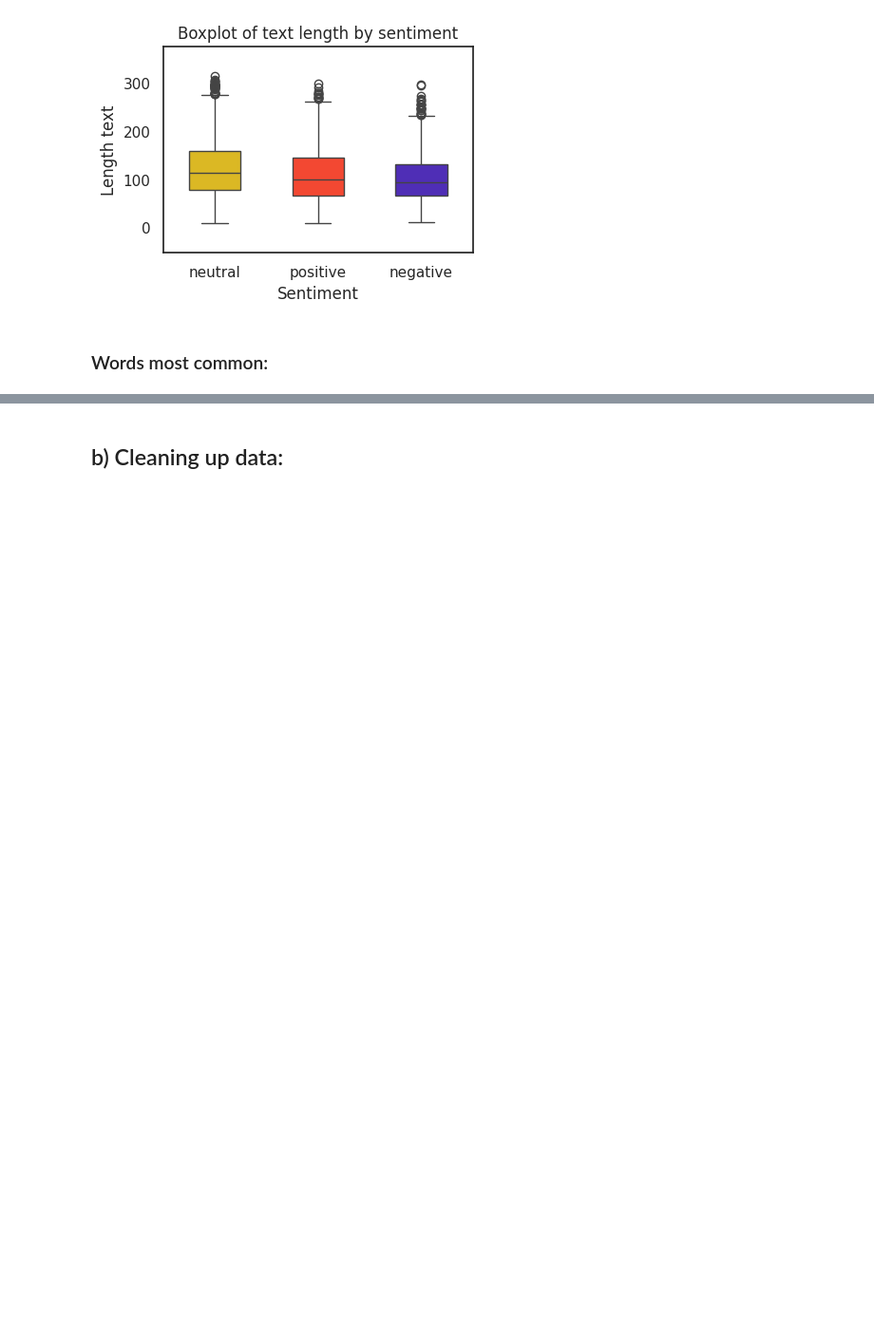
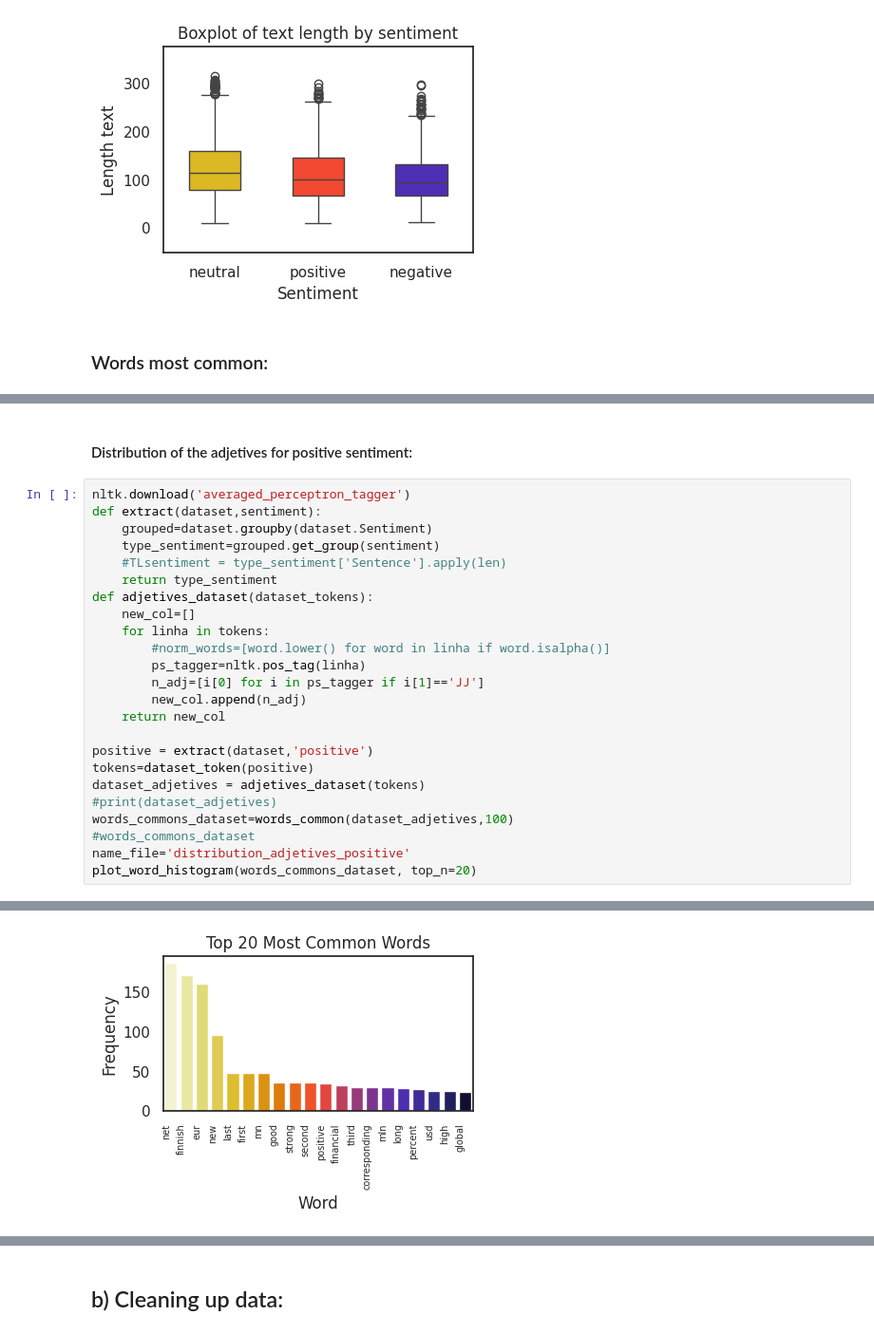
Before and after one commit to josuhinrichs/mandacaru-desafio2, a Jupyter notebook: desafio2.ipynb, the cells around one changed output, grey strips where cells are left out. Shown: that part at 95% size. Cells and saved outputs as stored; diff of their text form; blank space fills up the shorter version.

Commit message:
adjetives

```diff
--- a/desafio2.ipynb
+++ b/desafio2.ipynb
@@ -193,0 +247,27 @@ FreqDist({'eur': 1284, 'company': 809, 'mn': 729, 'profit': 568, 'sales': 560, '
+# %% [markdown]
+#### Distribution of the adjetives for positive sentiment:
+# %%
+nltk.download('averaged_perceptron_tagger')
+def extract(dataset,sentiment):
+    grouped=dataset.groupby(dataset.Sentiment)
+    type_sentiment=grouped.get_group(sentiment)
+    #TLsentiment = type_sentiment['Sentence'].apply(len)
+    return type_sentiment
+def adjetives_dataset(dataset_tokens):
+    new_col=[]
+    for linha in tokens:
+        #norm_words=[word.lower() for word in linha if word.isalpha()]
+        ps_tagger=nltk.pos_tag(linha)
+        n_adj=[i[0] for i in ps_tagger if i[1]=='JJ']
+        new_col.append(n_adj)
+    return new_col
+
+positive = extract(dataset,'positive')
+tokens=dataset_token(positive)
+dataset_adjetives = adjetives_dataset(tokens)
+#print(dataset_adjetives)
+words_commons_dataset=words_common(dataset_adjetives,100)
+#words_commons_dataset
+name_file='distribution_adjetives_positive'
+plot_word_histogram(words_commons_dataset, top_n=20)
+# %% [output]
@@ -193,0 +282 @@ FreqDist({'eur': 1284, 'company': 809, 'mn': 729, 'profit': 568, 'sales': 560, '
+[figure, added]
```
Also changed, not shown: parts of 14 cells of this notebook, 3 other files.
